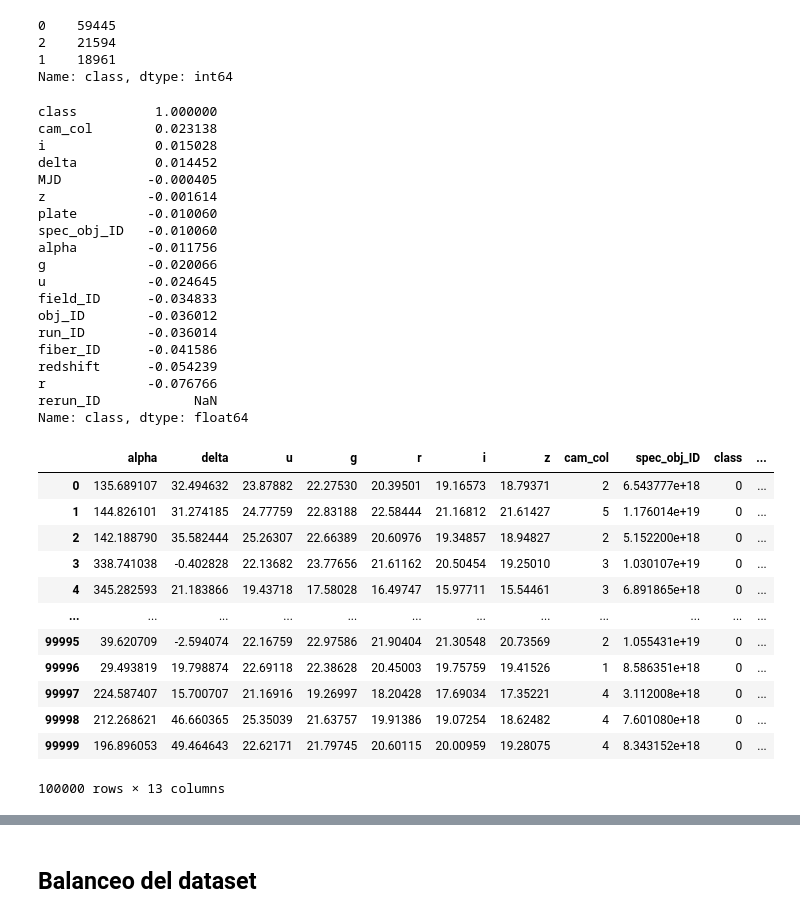
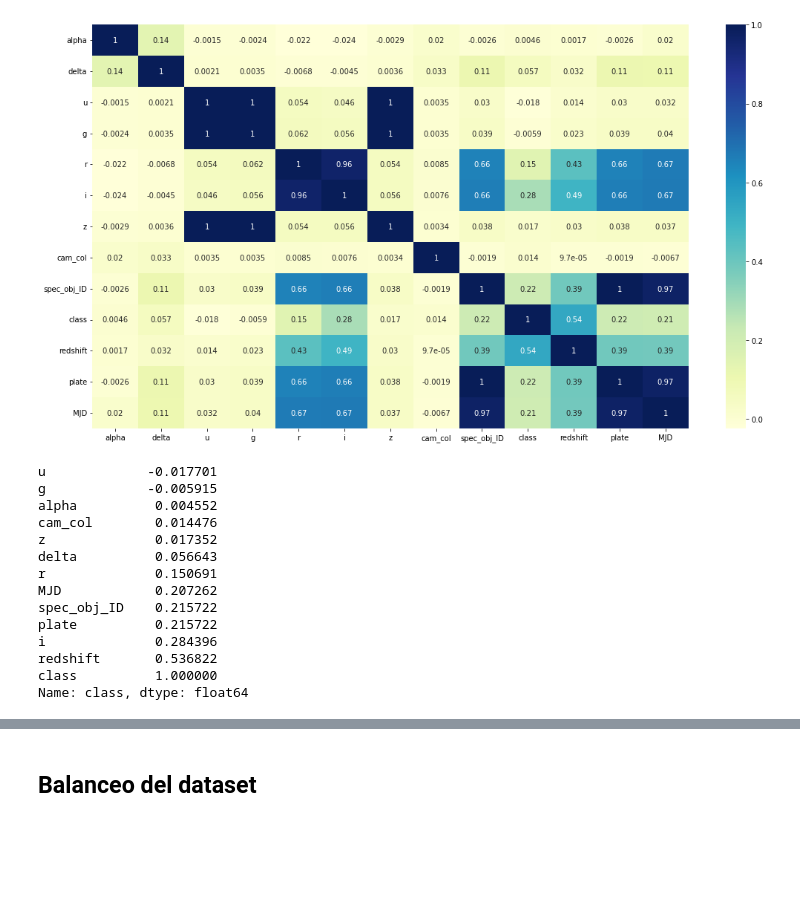
Before and after one commit to Lizzy-Mejia/Stellar_Prediction, a Jupyter notebook: Stellar_Prediction.ipynb, the cells around one changed output, grey strips where cells are left out. Drawn from its saved outputs; the diff is of its cells as text; code cells hidden in the pictures; blank space fills up the shorter version.

```diff
--- a/Stellar_Prediction.ipynb
+++ b/Stellar_Prediction.ipynb
@@ -115,31 +151,27 @@ df_new
-# %%
-df_new['class'].value_counts()
-# %% [output]
-0    59445
-2    21594
-1    18961
-Name: class, dtype: int64
+# %%
+# Validamos correlaciones
+correlation = df.corr()
+fig = plt.figure (figsize = (18,10))
+ax = fig.add_subplot(111)
+df.plot = sns.heatmap(correlation, cmap="YlGnBu", annot=True)
+plt.show()
+# %% [output]
+[figure, added]
 # %%
-# Validación de la correlación entre las variables de entrada con relación a la variable de salida.
-corr_matrix = df_new.corr()
-corr_matrix["class"].sort_values(ascending=False)
+# Verificamos cuales son las variables que poseen mas correlación con respecto a la variable de salida
+df.corr()['class'].sort_values()
 # %% [output]
+u             -0.017701
+g             -0.005915
+alpha          0.004552
+cam_col        0.014476
+z              0.017352
+delta          0.056643
+r              0.150691
+MJD            0.207262
+spec_obj_ID    0.215722
+plate          0.215722
+i              0.284396
+redshift       0.536822
 class          1.000000
-cam_col        0.023138
-i              0.015028
-delta          0.014452
-MJD           -0.000405
-z             -0.001614
-plate         -0.010060
-spec_obj_ID   -0.010060
-alpha         -0.011756
-g             -0.020066
-u             -0.024645
-field_ID      -0.034833
-obj_ID        -0.036012
-run_ID        -0.036014
-fiber_ID      -0.041586
-redshift      -0.054239
-r             -0.076766
-rerun_ID            NaN
 Name: class, dtype: float64
@@ -149,17 +177,0 @@ df_new2 = df_new.drop(['obj_ID','run_ID','rerun_ID','field_ID','fiber_ID'], axis
-# %%
-#Vizualición de los cambios aplicados
-df_new2
-# %% [output]
-|  | alpha | delta | u | g | r | i | z | cam_col | spec_obj_ID | class | ... |
-| 0 | 135.689107 | 32.494632 | 23.87882 | 22.27530 | 20.39501 | 19.16573 | 18.79371 | 2 | 6.543777e+18 | 0 | ... |
-| 1 | 144.826101 | 31.274185 | 24.77759 | 22.83188 | 22.58444 | 21.16812 | 21.61427 | 5 | 1.176014e+19 | 0 | ... |
-| 2 | 142.188790 | 35.582444 | 25.26307 | 22.66389 | 20.60976 | 19.34857 | 18.94827 | 2 | 5.152200e+18 | 0 | ... |
-| 3 | 338.741038 | -0.402828 | 22.13682 | 23.77656 | 21.61162 | 20.50454 | 19.25010 | 3 | 1.030107e+19 | 0 | ... |
-| 4 | 345.282593 | 21.183866 | 19.43718 | 17.58028 | 16.49747 | 15.97711 | 15.54461 | 3 | 6.891865e+18 | 0 | ... |
-| ... | ... | ... | ... | ... | ... | ... | ... | ... | ... | ... | ... |
-| 99995 | 39.620709 | -2.594074 | 22.16759 | 22.97586 | 21.90404 | 21.30548 | 20.73569 | 2 | 1.055431e+19 | 0 | ... |
-| 99996 | 29.493819 | 19.798874 | 22.69118 | 22.38628 | 20.45003 | 19.75759 | 19.41526 | 1 | 8.586351e+18 | 0 | ... |
-| 99997 | 224.587407 | 15.700707 | 21.16916 | 19.26997 | 18.20428 | 17.69034 | 17.35221 | 4 | 3.112008e+18 | 0 | ... |
-| 99998 | 212.268621 | 46.660365 | 25.35039 | 21.63757 | 19.91386 | 19.07254 | 18.62482 | 4 | 7.601080e+18 | 0 | ... |
-| 99999 | 196.896053 | 49.464643 | 22.62171 | 21.79745 | 20.60115 | 20.00959 | 19.28075 | 4 | 8.343152e+18 | 0 | ... |
-100000 rows × 13 columns
```
Also changed, not shown: parts of 117 cells of this notebook.
